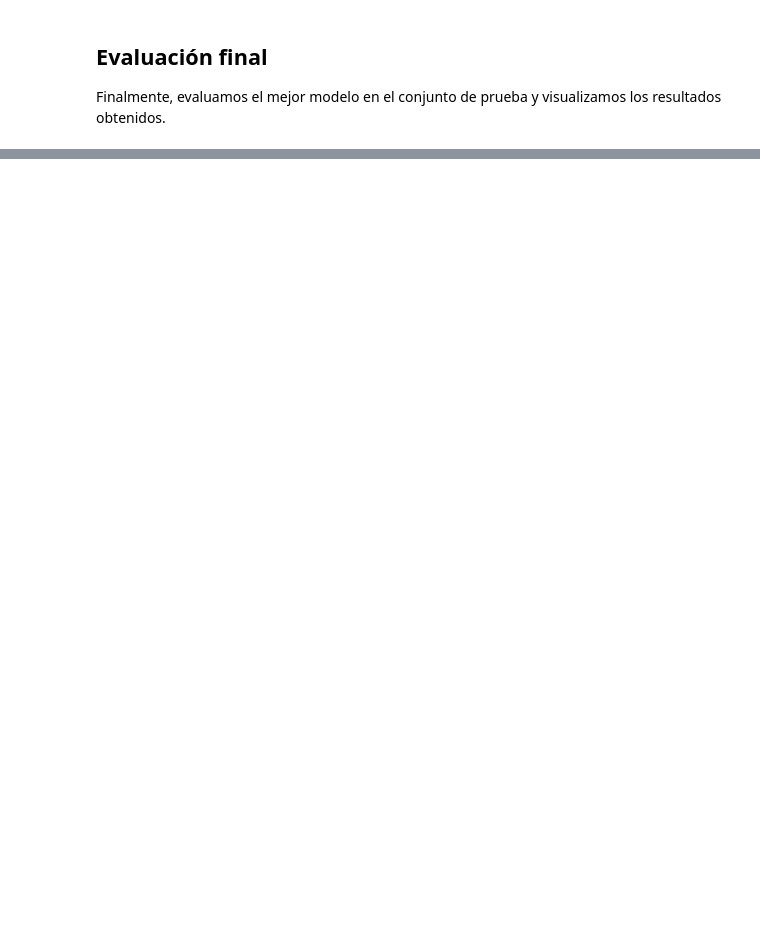
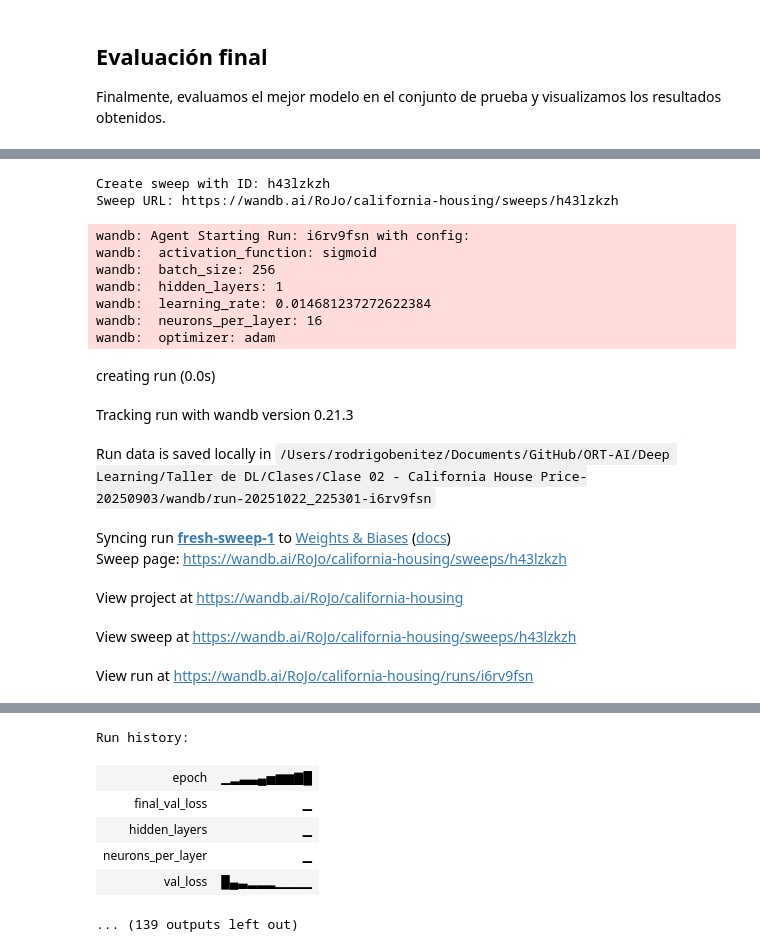
Before and after one commit to rodrigobeniteza/ORT-AI, a Jupyter notebook: Deep Learning/Taller de DL/Clases/Clase 02 - California House Price-20250903/California_House-letra.ipynb, the cells around one changed output, grey strips where cells are left out. Saved outputs shown, nothing was run; the diff lists cells and outputs as text; code cells hidden in the pictures; blank space fills up the shorter version.

````diff
--- a/Deep Learning/Taller de DL/Clases/Clase 02 - California House Price-20250903/California_House-letra.ipynb
+++ b/Deep Learning/Taller de DL/Clases/Clase 02 - California House Price-20250903/California_House-letra.ipynb
@@ -600 +688,16 @@ sweep_config = {
 ```
+# %%
+# Sweep config ampliado con exploración de arquitectura y función de activación
+sweep_config = {
+    "name": "sweep-california-housing-expanded-architecture",
+    "method": "random",
+    "metric": {"name": "val_loss", "goal": "minimize"},
+    "parameters": {
+        "learning_rate": {"distribution": "uniform", "min": 0, "max": 0.1},
+        "optimizer": {"values": ["adam", "sgd"]},
+        "batch_size": {"values": [32, 256, 1024, 4096]},
+        "hidden_layers": {"values": [1, 2, 3, 4]},  # Número de capas ocultas
+        "neurons_per_layer": {"values": [16, 32, 64, 128]},  # Neuronas por capa
+        "activation_function": {"values": ["relu", "tanh", "sigmoid"]}  # Activación
+    }
+}
@@ -600,0 +786,23 @@ sweep_config = {
+# %%
+# Inicializa el sweep y ejecuta algunos experimentos automáticamente
+sweep_id = wandb.sweep(sweep_config, project="california-housing")
+# Ejemplo: lanzar 10 corridas del sweep (ajusta a tus recursos)
+wandb.agent(sweep_id, train_wandb, count=10)
+# %% [output]
+Create sweep with ID: h43lzkzh
+Sweep URL: https://wandb.ai/RoJo/california-housing/sweeps/h43lzkzh
+wandb: Agent Starting Run: i6rv9fsn with config:
+wandb:  activation_function: sigmoid
+wandb:  batch_size: 256
+wandb:  hidden_layers: 1
+wandb:  learning_rate: 0.014681237272622384
+wandb:  neurons_per_layer: 16
+wandb:  optimizer: adam
+creating run (0.0s)
+Tracking run with wandb version 0.21.3
+Run data is saved locally in /Users/rodrigobenitez/Documents/GitHub/ORT-AI/Deep Learning/Taller de DL/Clases/Clase 02 - California House Price-20250903/wandb/run-20251022_225301-i6rv9fsn
+Syncing run fresh-sweep-1 to Weights & Biases (docs)
+Sweep page: https://wandb.ai/RoJo/california-housing/sweeps/h43lzkzh
+View project at https://wandb.ai/RoJo/california-housing
+View sweep at https://wandb.ai/RoJo/california-housing/sweeps/h43lzkzh
+View run at https://wandb.ai/RoJo/california-housing/runs/i6rv9fsn
@@ -600,0 +810,7 @@ sweep_config = {
+Run history:
+| epoch | ▁▂▃▃▄▅▆▆▇█ |
+| final_val_loss | ▁ |
+| hidden_layers | ▁ |
+| neurons_per_layer | ▁ |
+| val_loss | █▄▃▂▂▂▁▁▁▁ |
+... (139 outputs left out)
````
Also changed, not shown: parts of 14 cells of this notebook, 7 other files.
